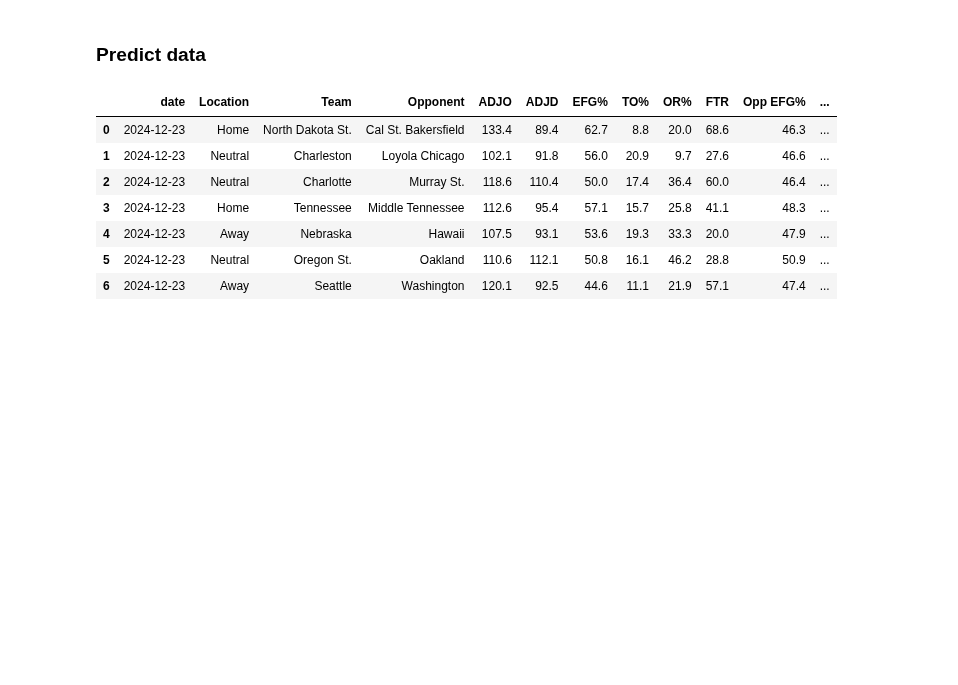
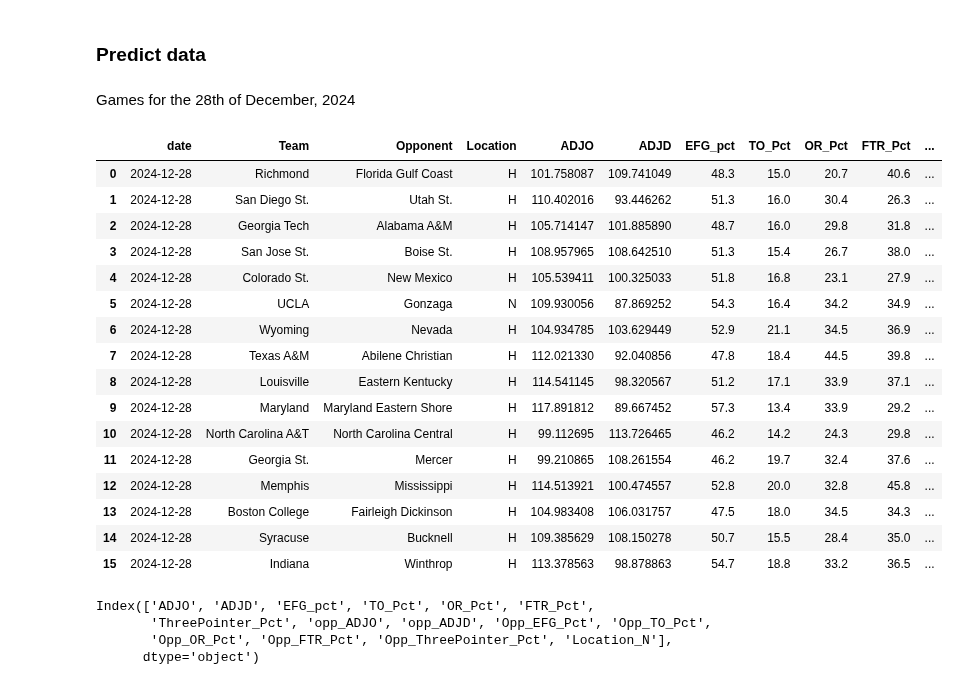
Before and after one commit to visheshgupta19/Stats_competition-, a Jupyter notebook: consolidated_nn.ipynb, the cells around one changed output. Drawn from its saved outputs; the diff is of its cells as text; code cells hidden in the pictures; blank space fills up the shorter version.

Commit message:
games for 28th and 29th

```diff
--- a/consolidated_nn.ipynb
+++ b/consolidated_nn.ipynb
@@ -443,15 +441,26 @@ Test MAE for Opponent Score: 68.02551384956325
 # %% [markdown]
 ### Predict data
+# %% [markdown]
+Games for the 28th of December, 2024
 # %%
-predict_data = pd.read_csv("basketball_games_data.csv")
-predict_data
+predict_data_28 = pd.read_csv("test_file_28th.csv")
+predict_data_28
 # %% [output]
-|  | date | Location | Team | Opponent | ADJO | ADJD | EFG% | TO% | OR% | FTR | Opp EFG% | ... |
-| 0 | 2024-12-23 | Home | North Dakota St. | Cal St. Bakersfield | 133.4 | 89.4 | 62.7 | 8.8 | 20.0 | 68.6 | 46.3 | ... |
-| 1 | 2024-12-23 | Neutral | Charleston | Loyola Chicago | 102.1 | 91.8 | 56.0 | 20.9 | 9.7 | 27.6 | 46.6 | ... |
-| 2 | 2024-12-23 | Neutral | Charlotte | Murray St. | 118.6 | 110.4 | 50.0 | 17.4 | 36.4 | 60.0 | 46.4 | ... |
-| 3 | 2024-12-23 | Home | Tennessee | Middle Tennessee | 112.6 | 95.4 | 57.1 | 15.7 | 25.8 | 41.1 | 48.3 | ... |
-| 4 | 2024-12-23 | Away | Nebraska | Hawaii | 107.5 | 93.1 | 53.6 | 19.3 | 33.3 | 20.0 | 47.9 | ... |
-| 5 | 2024-12-23 | Neutral | Oregon St. | Oakland | 110.6 | 112.1 | 50.8 | 16.1 | 46.2 | 28.8 | 50.9 | ... |
-| 6 | 2024-12-23 | Away | Seattle | Washington | 120.1 | 92.5 | 44.6 | 11.1 | 21.9 | 57.1 | 47.4 | ... |
+|  | date | Team | Opponent | Location | ADJO | ADJD | EFG_pct | TO_Pct | OR_Pct | FTR_Pct | ... |
+| 0 | 2024-12-28 | Richmond | Florida Gulf Coast | H | 101.758087 | 109.741049 | 48.3 | 15.0 | 20.7 | 40.6 | ... |
+| 1 | 2024-12-28 | San Diego St. | Utah St. | H | 110.402016 | 93.446262 | 51.3 | 16.0 | 30.4 | 26.3 | ... |
+| 2 | 2024-12-28 | Georgia Tech | Alabama A&M | H | 105.714147 | 101.885890 | 48.7 | 16.0 | 29.8 | 31.8 | ... |
+| 3 | 2024-12-28 | San Jose St. | Boise St. | H | 108.957965 | 108.642510 | 51.3 | 15.4 | 26.7 | 38.0 | ... |
+| 4 | 2024-12-28 | Colorado St. | New Mexico | H | 105.539411 | 100.325033 | 51.8 | 16.8 | 23.1 | 27.9 | ... |
+| 5 | 2024-12-28 | UCLA | Gonzaga | N | 109.930056 | 87.869252 | 54.3 | 16.4 | 34.2 | 34.9 | ... |
+| 6 | 2024-12-28 | Wyoming | Nevada | H | 104.934785 | 103.629449 | 52.9 | 21.1 | 34.5 | 36.9 | ... |
+| 7 | 2024-12-28 | Texas A&M | Abilene Christian | H | 112.021330 | 92.040856 | 47.8 | 18.4 | 44.5 | 39.8 | ... |
+| 8 | 2024-12-28 | Louisville | Eastern Kentucky | H | 114.541145 | 98.320567 | 51.2 | 17.1 | 33.9 | 37.1 | ... |
+| 9 | 2024-12-28 | Maryland | Maryland Eastern Shore | H | 117.891812 | 89.667452 | 57.3 | 13.4 | 33.9 | 29.2 | ... |
+| 10 | 2024-12-28 | North Carolina A&T | North Carolina Central | H | 99.112695 | 113.726465 | 46.2 | 14.2 | 24.3 | 29.8 | ... |
+| 11 | 2024-12-28 | Georgia St. | Mercer | H | 99.210865 | 108.261554 | 46.2 | 19.7 | 32.4 | 37.6 | ... |
+| 12 | 2024-12-28 | Memphis | Mississippi | H | 114.513921 | 100.474557 | 52.8 | 20.0 | 32.8 | 45.8 | ... |
+| 13 | 2024-12-28 | Boston College | Fairleigh Dickinson | H | 104.983408 | 106.031757 | 47.5 | 18.0 | 34.5 | 34.3 | ... |
+| 14 | 2024-12-28 | Syracuse | Bucknell | H | 109.385629 | 108.150278 | 50.7 | 15.5 | 28.4 | 35.0 | ... |
+| 15 | 2024-12-28 | Indiana | Winthrop | H | 113.378563 | 98.878863 | 54.7 | 18.8 | 33.2 | 36.5 | ... |
 # %%
@@ -460,0 +470,7 @@ predict_data["Location"] = predict_data["Location"].replace(
+# %%
+X.columns
+# %% [output]
+Index(['ADJO', 'ADJD', 'EFG_pct', 'TO_Pct', 'OR_Pct', 'FTR_Pct',
+       'ThreePointer_Pct', 'opp_ADJO', 'opp_ADJD', 'Opp_EFG_Pct', 'Opp_TO_Pct',
+       'Opp_OR_Pct', 'Opp_FTR_Pct', 'Opp_ThreePointer_Pct', 'Location_N'],
+      dtype='object')
```
Also changed, not shown: parts of 30 cells of this notebook, 3 other files.
